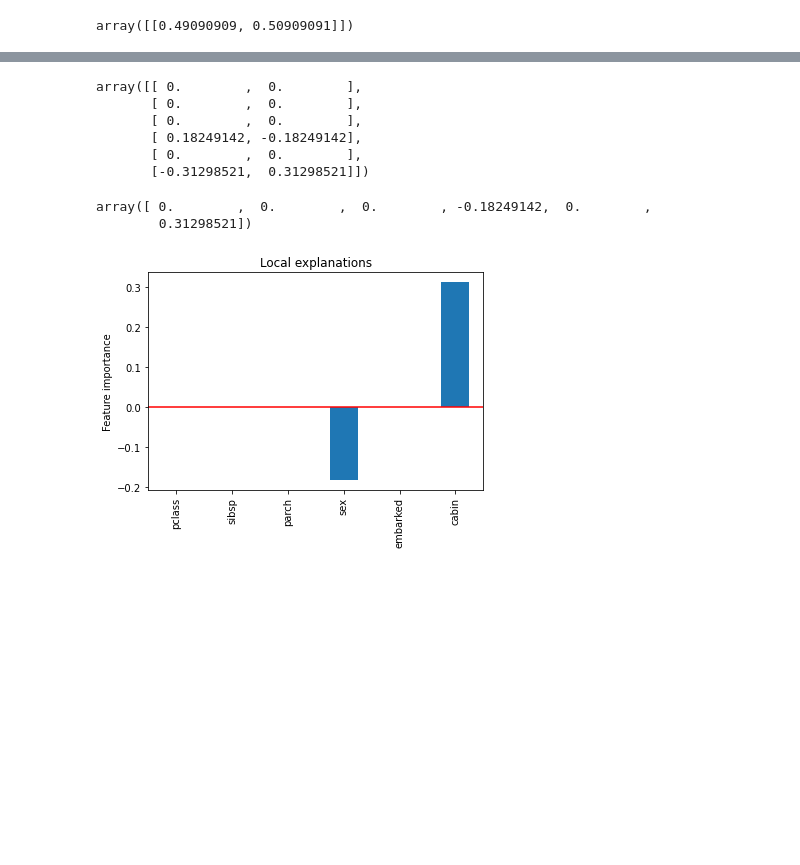
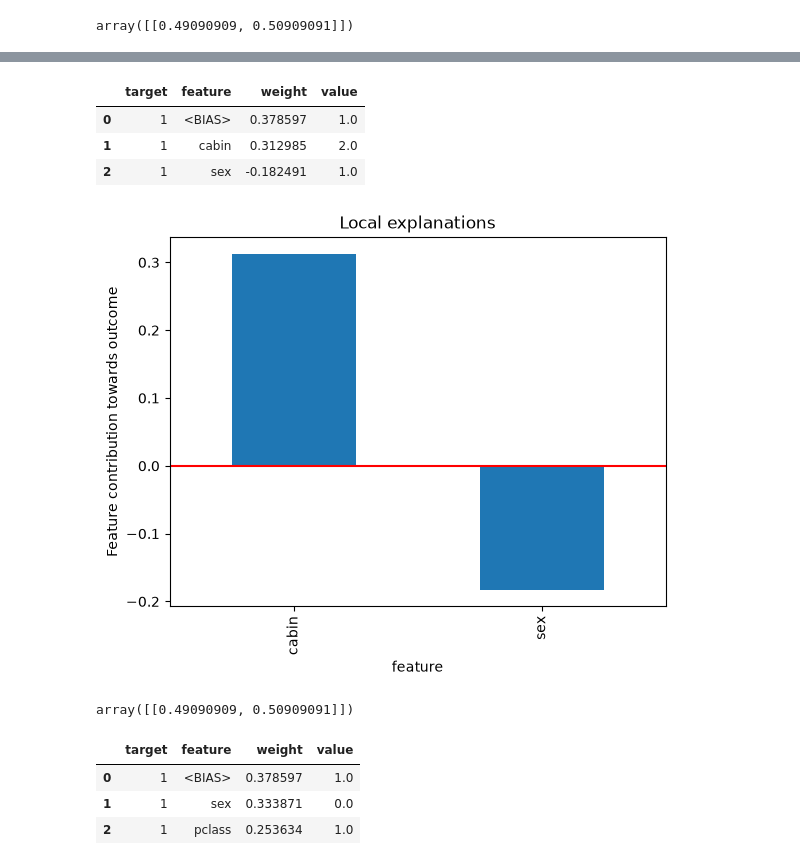
Before and after one commit to solegalli/machine-learning-interpretability, a Jupyter notebook: 06-decision-trees/5-decision-trees-classification-local.ipynb, the cells around one changed output, grey strips where cells are left out. Saved outputs shown, nothing was run; the diff lists cells and outputs as text; code cells hidden in the pictures; blank space fills up the shorter version.

```diff
--- a/06-decision-trees/5-decision-trees-classification-local.ipynb
+++ b/06-decision-trees/5-decision-trees-classification-local.ipynb
@@ -152,29 +160,35 @@ from treeinterpreter import treeinterpreter as ti
 # %%
-prediction, bias, contributions = ti.predict(tree, X_test)
+row = X_test.iloc[0]
+
+contrib = eli5.explain_prediction_df(tree, row, feature_names=list(X_train.columns), targets=[1])
+contrib
+# %% [output]
+|  | target | feature | weight | value |
+| 0 | 1 | <BIAS> | 0.378597 | 1.0 |
+| 1 | 1 | cabin | 0.312985 | 2.0 |
+| 2 | 1 | sex | -0.182491 | 1.0 |
 # %%
-# constribution for first sample
-
-contributions[0]
+contrib.set_index("feature")["weight"].drop("<BIAS>").plot.bar()
+plt.axhline(y=0, color='r', linestyle='-')
+plt.ylabel("Feature contribution towards outcome")
+plt.title("Local explanations")
+plt.show()
 # %% [output]
-array([[ 0.        ,  0.        ],
-       [ 0.        ,  0.        ],
-       [ 0.        ,  0.        ],
-       [ 0.18249142, -0.18249142],
-       [ 0.        ,  0.        ],
-       [-0.31298521,  0.31298521]])
+[figure, added]
 # %%
-# contribution for class = 1
-
-contributions[0][:, 1]
+tree.predict_proba(row.to_frame().T)
 # %% [output]
-array([ 0.        ,  0.        ,  0.        , -0.18249142,  0.        ,
-        0.31298521])
+array([[0.49090909, 0.50909091]])
 # %%
-pd.Series(contributions[0][:, 1], index=X_train.columns).plot.bar()
-plt.axhline(y=0, color='r', linestyle='-')
-plt.ylabel("Feature importance")
-plt.title("Local explanations")
-plt.show()
+# let's look at another observation
+
+row = X_test.iloc[2]
+
+contrib = eli5.explain_prediction_df(tree, row, feature_names=list(X_train.columns), targets=[1])
+contrib
 # %% [output]
-[figure, removed]
+|  | target | feature | weight | value |
+| 0 | 1 | <BIAS> | 0.378597 | 1.0 |
+| 1 | 1 | sex | 0.333871 | 0.0 |
+| 2 | 1 | pclass | 0.253634 | 1.0 |
 # %%
```
Also changed, not shown: parts of 13 cells of this notebook, 2 other files.
